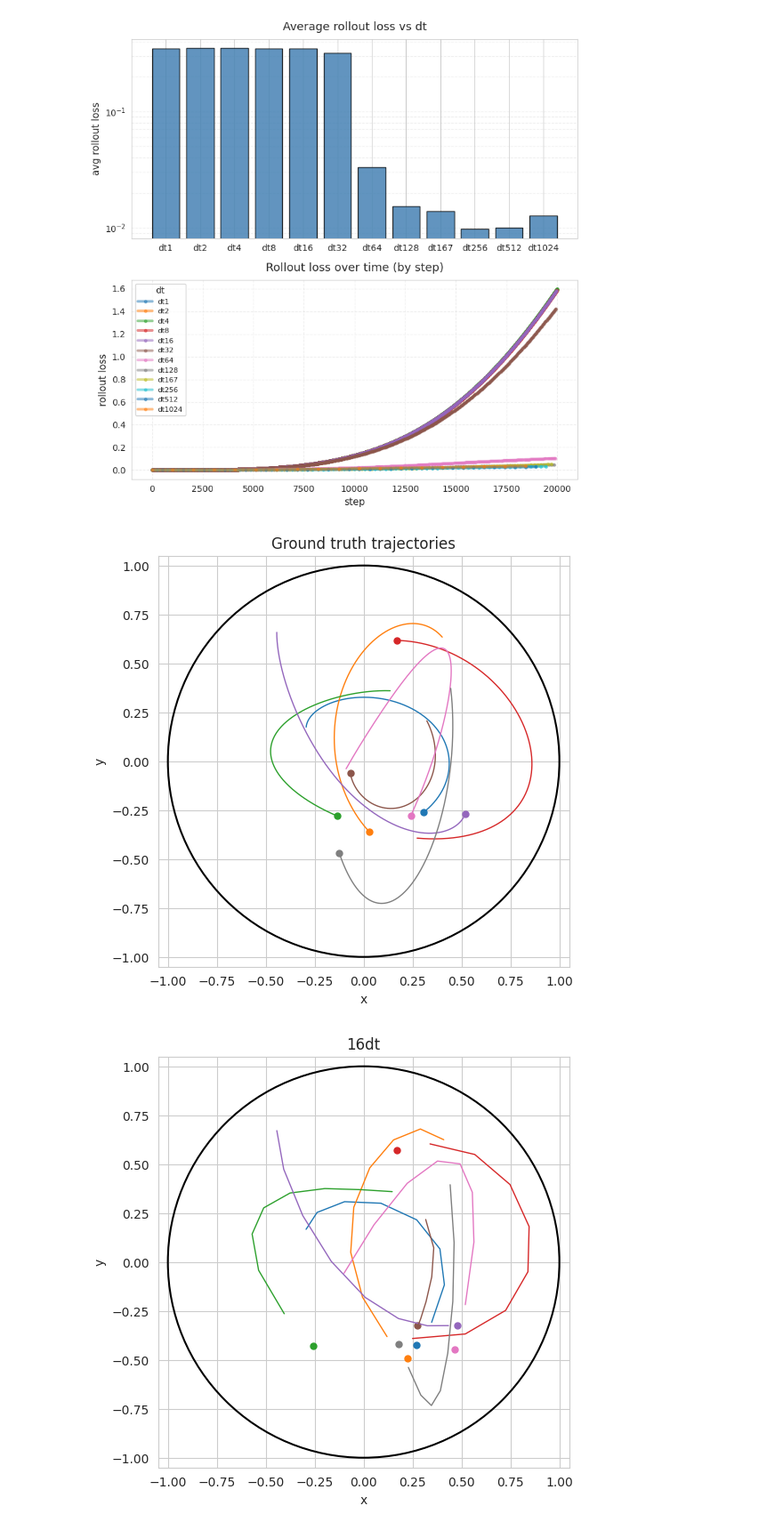
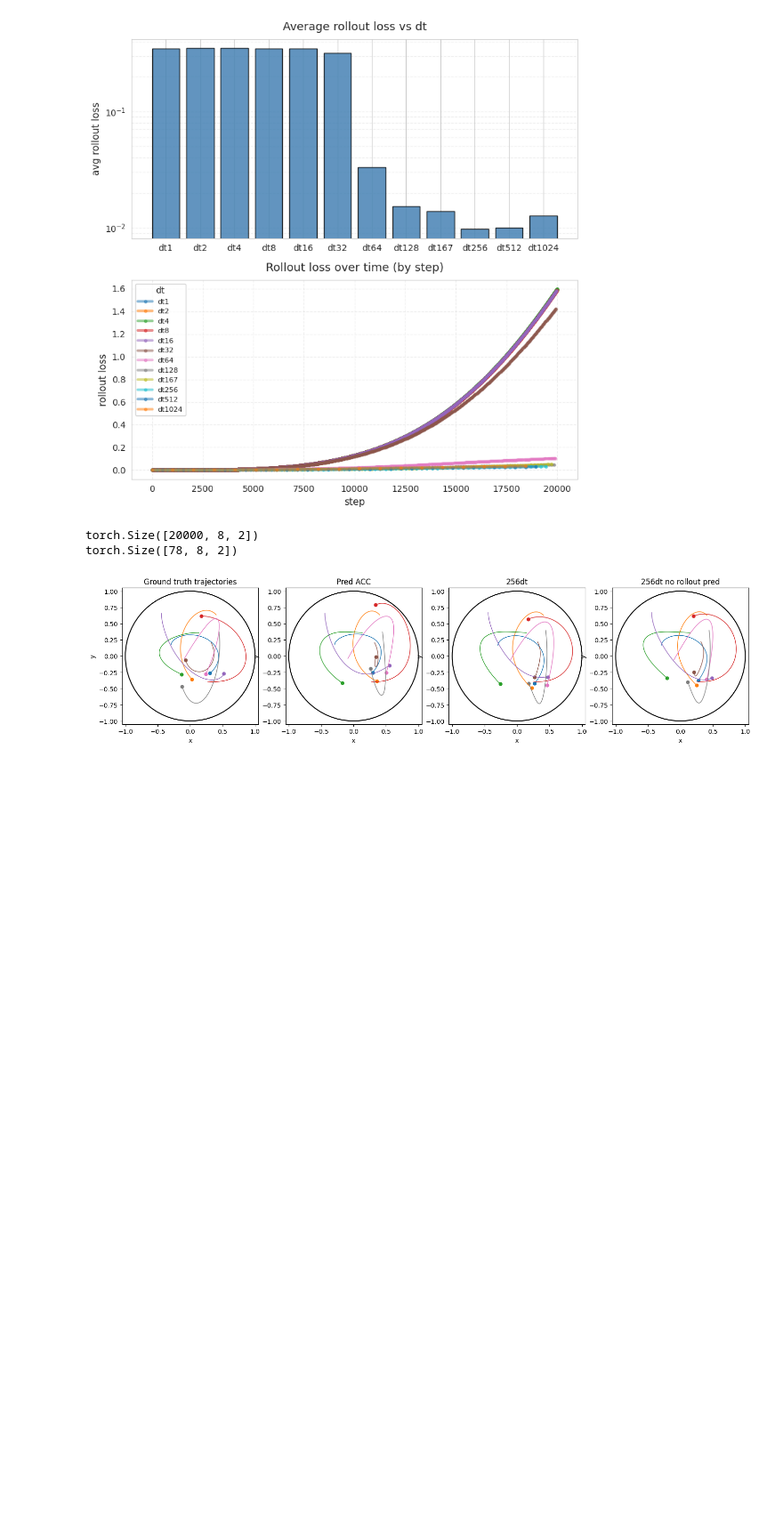
Before and after one commit to GrantMcConachie/interaction_rule_gnn, a Jupyter notebook: notebooks/plot_rollout.ipynb, the cells around one changed output. Shown at 89% size. Saved outputs shown, nothing was run; the diff lists cells and outputs as text; code cells hidden in the pictures; blank space fills up the shorter version.

```diff
--- a/notebooks/plot_rollout.ipynb
+++ b/notebooks/plot_rollout.ipynb
@@ -159,29 +159,43 @@ fig.tight_layout()
 plt.show()
 # %% [output]
 [figure]
+# %%
+print(gt_pos.shape)
+print(preds.shape)
+# %% [output]
+torch.Size([20000, 8, 2])
+torch.Size([78, 8, 2])
 # %%
 # get the predictions and the ground truth
-ground_truth = pkl.load(open('../data/spring_mass/static_graph/graphs/trial_0.pkl', 'rb'))
+# ground_truth = pkl.load(open('../data/spring_mass/static_graph/graphs/trial_0.pkl', 'rb'))
 
 # split data up into train
 config = yaml.safe_load(open('../results/SpringMass/GAT/model/pred_acc_no_edges_self_loops/trial_0_config.yaml', 'r'))
 dat_train, dat_val, dat_test = utils.split_with_config(ground_truth, config)
 
+fig, ax = plt.subplots(1, 4, figsize=(18, 6))
+
 # plotting ground truth
 gt_pos = torch.stack([i.pos for i in dat_test])
-ax = plot_trajectories(gt_pos.permute(2, 1, 0))
-ax.set_title('Ground truth trajectories')
+plot_trajectories(gt_pos.permute(2, 1, 0), ax=ax[0])
+ax[0].set_title('Ground truth trajectories')
 
 # Plotting predictions
+preds = pkl.load(open('../results/SpringMass/GPS/smoothed/model/gt_edges_pred_acc_no_rollout_val_no_jerk/trial_0_rollout_preds.pkl', 'rb'))
+preds = torch.stack(preds)
+plot_trajectories(preds.permute(2, 1, 0), ax=ax[1])
+ax[1].set_title(f"Pred ACC")
+
 preds = pkl.load(open('../_dt_sweep_experiment/results/model/dt256/trial_0_rollout_preds.pkl', 'rb'))
-ax = plot_trajectories(torch.stack(preds).permute(2, 1, 0))
-ax.set_title("16dt")
+preds = torch.stack(preds)
+plot_trajectories(preds.permute(2, 1, 0), ax=ax[2])
+ax[2].set_title(f"256dt")
 
-preds = pkl.load(open('../_dt_sweep_experiment/results/model/dt167/trial_0_rollout_preds.pkl', 'rb'))
-ax = plot_trajectories(torch.stack(preds).permute(2, 1, 0))
-ax.set_title("265dt")
+preds = pkl.load(open('../results/SpringMass/GPS/smoothed/model/pred_pos_no_rollout_val/trial_0_rollout_preds.pkl', 'rb'))
+preds = torch.stack(preds)
+plot_trajectories(preds.permute(2, 1, 0), ax=ax[3])
+ax[3].set_title(f"256dt no rollout pred")
 
 plt.show()
 # %% [output]
-[figure, old version]
+[figure, new version]
-[figure, removed]
```
Also changed, not shown: parts of 1 cell of this notebook, 9 other files.
